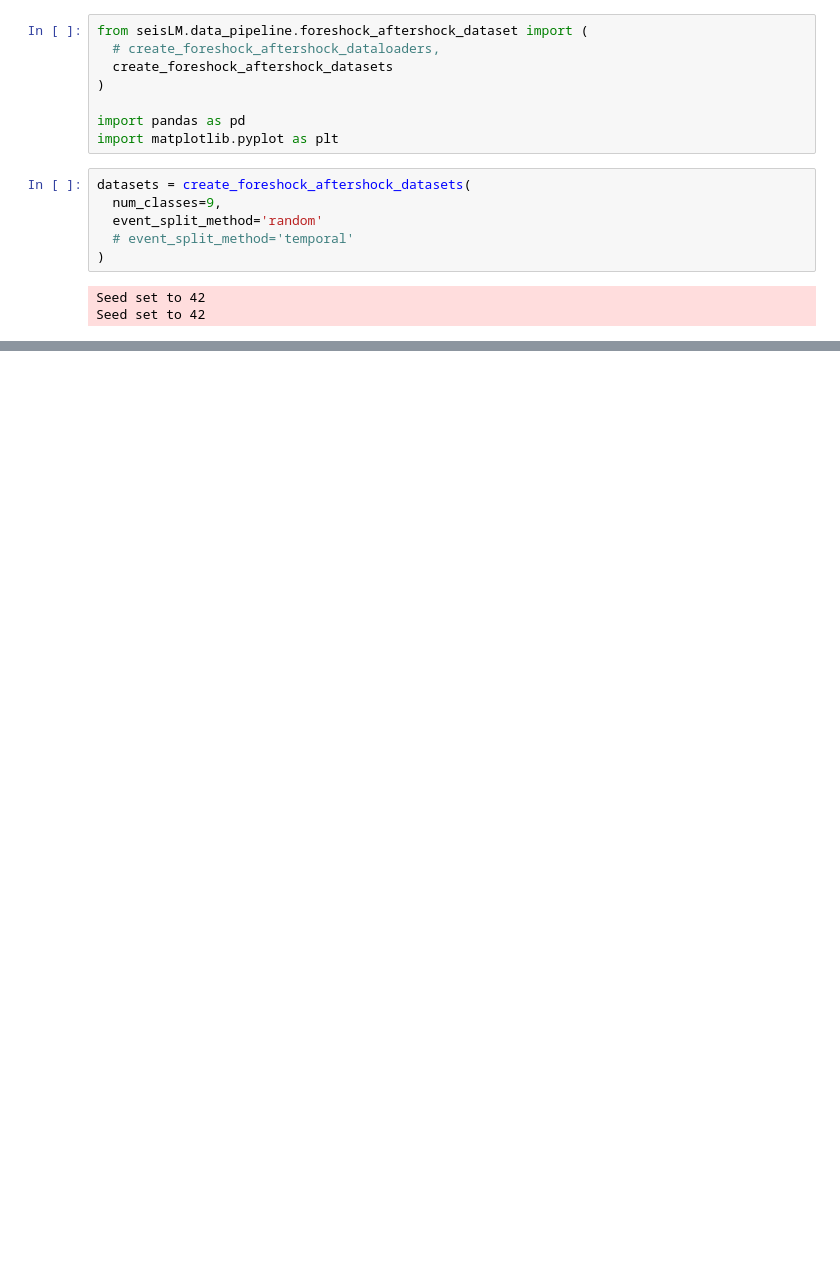
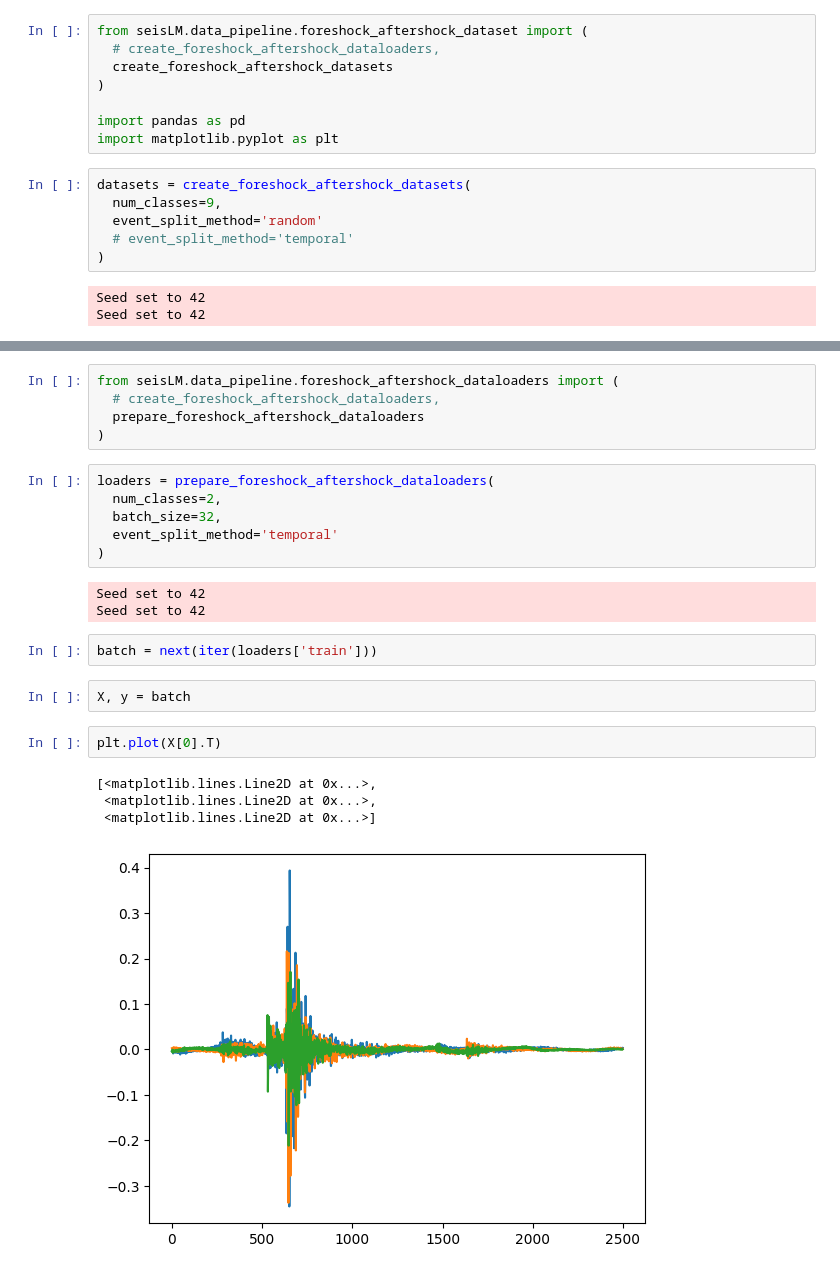
Before and after one commit to liutianlin0121/seisLM, a Jupyter notebook: notebooks/cleaned_laurenti_dataset.ipynb, the cells around one changed output, grey strips where cells are left out. Cells and saved outputs as stored; diff of their text form; blank space fills up the shorter version.

```diff
--- a/notebooks/cleaned_laurenti_dataset.ipynb
+++ b/notebooks/cleaned_laurenti_dataset.ipynb
@@ -59,0 +92,25 @@ plt.show()
+# %%
+from seisLM.data_pipeline.foreshock_aftershock_dataloaders import (
+  # create_foreshock_aftershock_dataloaders,
+  prepare_foreshock_aftershock_dataloaders
+)
+# %%
+loaders = prepare_foreshock_aftershock_dataloaders(
+  num_classes=2,
+  batch_size=32,
+  event_split_method='temporal'
+)
+# %% [output]
+Seed set to 42
+Seed set to 42
+# %%
+batch = next(iter(loaders['train']))
+# %%
+X, y = batch
+# %%
+plt.plot(X[0].T)
+# %% [output]
+[<matplotlib.lines.Line2D at 0x...>,
+ <matplotlib.lines.Line2D at 0x...>,
+ <matplotlib.lines.Line2D at 0x...>]
+[figure, added]
```
Also changed, not shown: parts of 7 cells of this notebook, 3 other files.
